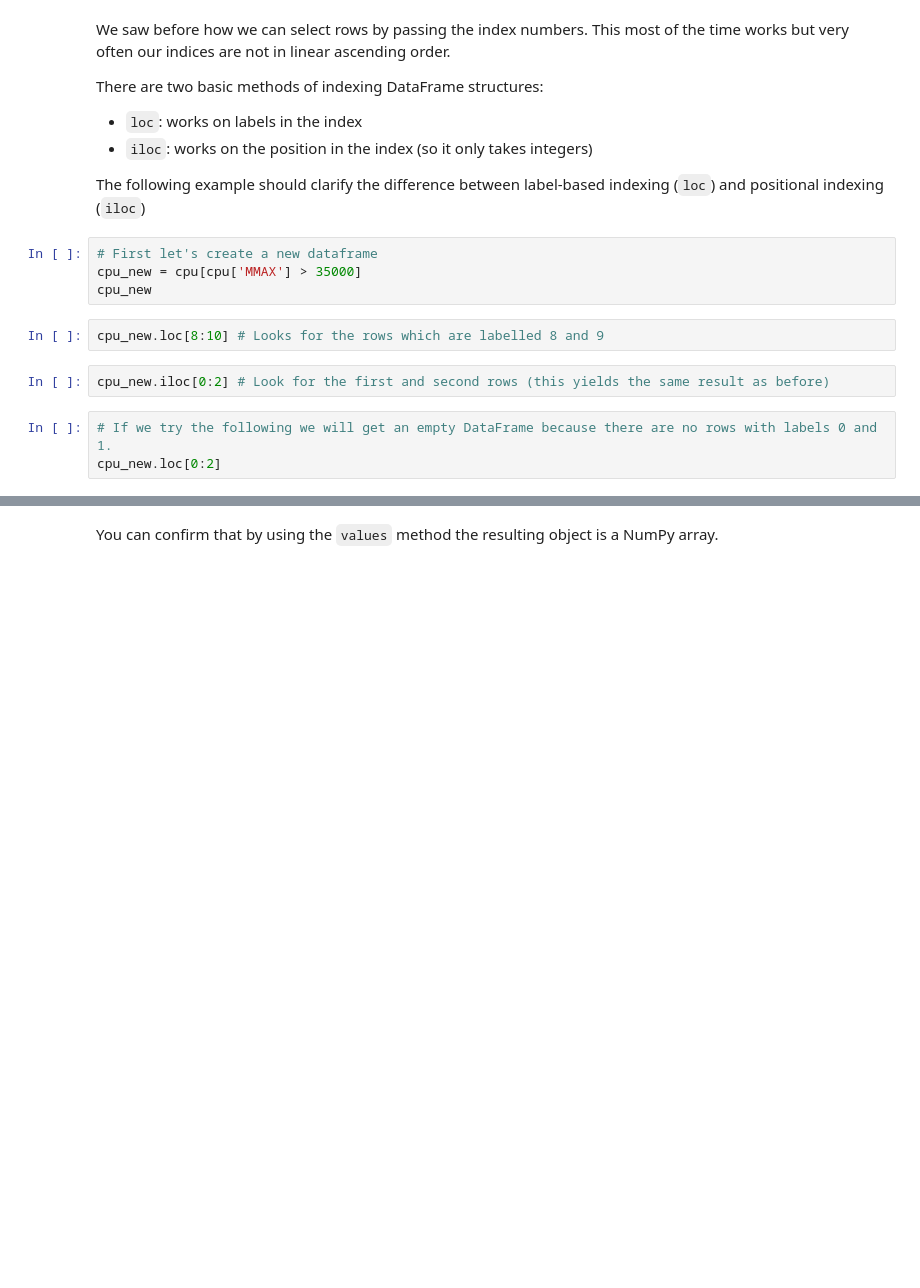
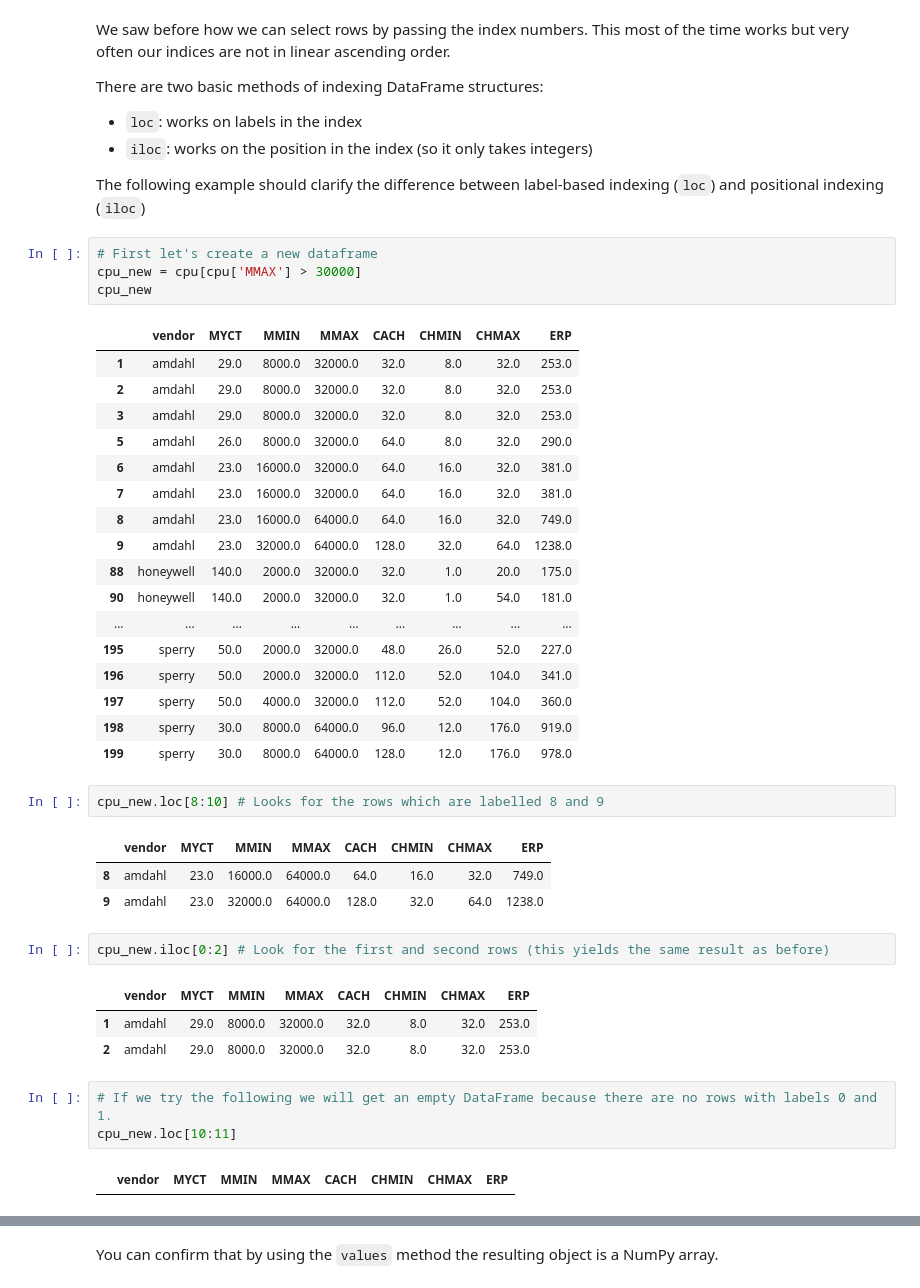
Before and after one commit to richardharmadi/iaml, a Jupyter notebook: 01_Lab_1_Introduction.ipynb, the cells around one changed output, grey strips where cells are left out. Drawn from its saved outputs; the diff is of its cells as text; blank space fills up the shorter version.

```diff
--- a/01_Lab_1_Introduction.ipynb
+++ b/01_Lab_1_Introduction.ipynb
@@ -589,14 +940,42 @@ There are two basic methods of indexing DataFrame structures:
 The following example should clarify the difference between label-based indexing (`loc`) and positional indexing (`iloc`)
 # %%
 # First let's create a new dataframe
-cpu_new = cpu[cpu['MMAX'] > 35000]
+cpu_new = cpu[cpu['MMAX'] > 30000]
 cpu_new
+# %% [output]
+|  | vendor | MYCT | MMIN | MMAX | CACH | CHMIN | CHMAX | ERP |
+| 1 | amdahl | 29.0 | 8000.0 | 32000.0 | 32.0 | 8.0 | 32.0 | 253.0 |
+| 2 | amdahl | 29.0 | 8000.0 | 32000.0 | 32.0 | 8.0 | 32.0 | 253.0 |
+| 3 | amdahl | 29.0 | 8000.0 | 32000.0 | 32.0 | 8.0 | 32.0 | 253.0 |
+| 5 | amdahl | 26.0 | 8000.0 | 32000.0 | 64.0 | 8.0 | 32.0 | 290.0 |
+| 6 | amdahl | 23.0 | 16000.0 | 32000.0 | 64.0 | 16.0 | 32.0 | 381.0 |
+| 7 | amdahl | 23.0 | 16000.0 | 32000.0 | 64.0 | 16.0 | 32.0 | 381.0 |
+| 8 | amdahl | 23.0 | 16000.0 | 64000.0 | 64.0 | 16.0 | 32.0 | 749.0 |
+| 9 | amdahl | 23.0 | 32000.0 | 64000.0 | 128.0 | 32.0 | 64.0 | 1238.0 |
+| 88 | honeywell | 140.0 | 2000.0 | 32000.0 | 32.0 | 1.0 | 20.0 | 175.0 |
+| 90 | honeywell | 140.0 | 2000.0 | 32000.0 | 32.0 | 1.0 | 54.0 | 181.0 |
+| ... | ... | ... | ... | ... | ... | ... | ... | ... |
+| 195 | sperry | 50.0 | 2000.0 | 32000.0 | 48.0 | 26.0 | 52.0 | 227.0 |
+| 196 | sperry | 50.0 | 2000.0 | 32000.0 | 112.0 | 52.0 | 104.0 | 341.0 |
+| 197 | sperry | 50.0 | 4000.0 | 32000.0 | 112.0 | 52.0 | 104.0 | 360.0 |
+| 198 | sperry | 30.0 | 8000.0 | 64000.0 | 96.0 | 12.0 | 176.0 | 919.0 |
+| 199 | sperry | 30.0 | 8000.0 | 64000.0 | 128.0 | 12.0 | 176.0 | 978.0 |
 # %%
 cpu_new.loc[8:10] # Looks for the rows which are labelled 8 and 9
+# %% [output]
+|  | vendor | MYCT | MMIN | MMAX | CACH | CHMIN | CHMAX | ERP |
+| 8 | amdahl | 23.0 | 16000.0 | 64000.0 | 64.0 | 16.0 | 32.0 | 749.0 |
+| 9 | amdahl | 23.0 | 32000.0 | 64000.0 | 128.0 | 32.0 | 64.0 | 1238.0 |
 # %%
 cpu_new.iloc[0:2] # Look for the first and second rows (this yields the same result as before)
+# %% [output]
+|  | vendor | MYCT | MMIN | MMAX | CACH | CHMIN | CHMAX | ERP |
+| 1 | amdahl | 29.0 | 8000.0 | 32000.0 | 32.0 | 8.0 | 32.0 | 253.0 |
+| 2 | amdahl | 29.0 | 8000.0 | 32000.0 | 32.0 | 8.0 | 32.0 | 253.0 |
 # %%
 # If we try the following we will get an empty DataFrame because there are no rows with labels 0 and 1.
-cpu_new.loc[0:2]
+cpu_new.loc[10:11]
+# %% [output]
+|  | vendor | MYCT | MMIN | MMAX | CACH | CHMIN | CHMAX | ERP |
 # %%
 # The result is another DataFrame
```
Also changed, not shown: parts of 103 cells of this notebook.
